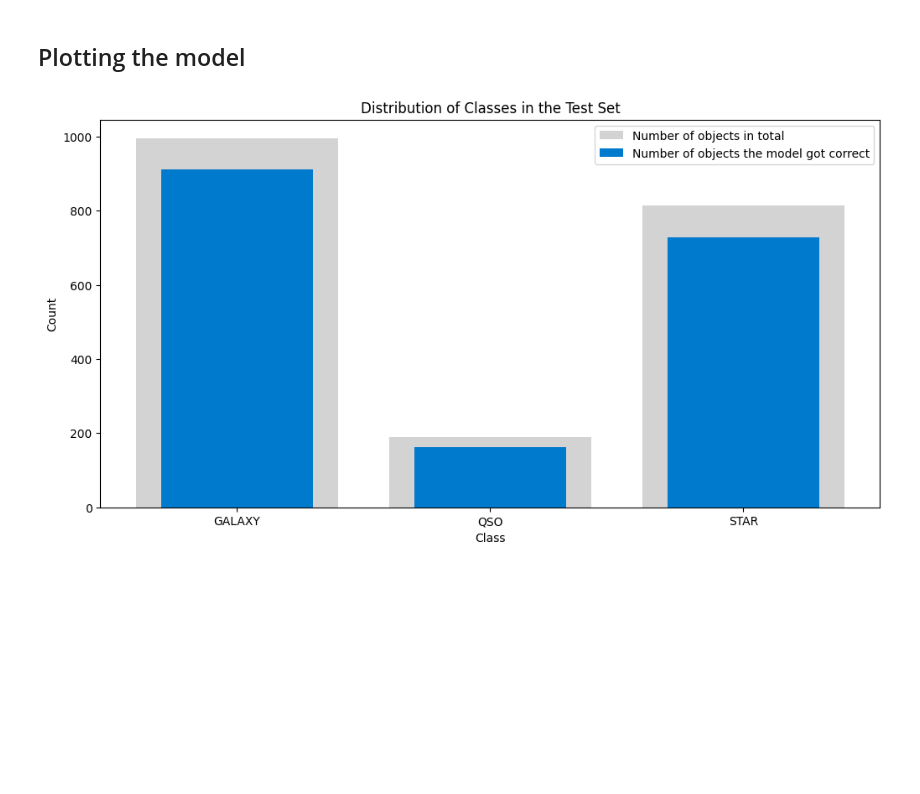
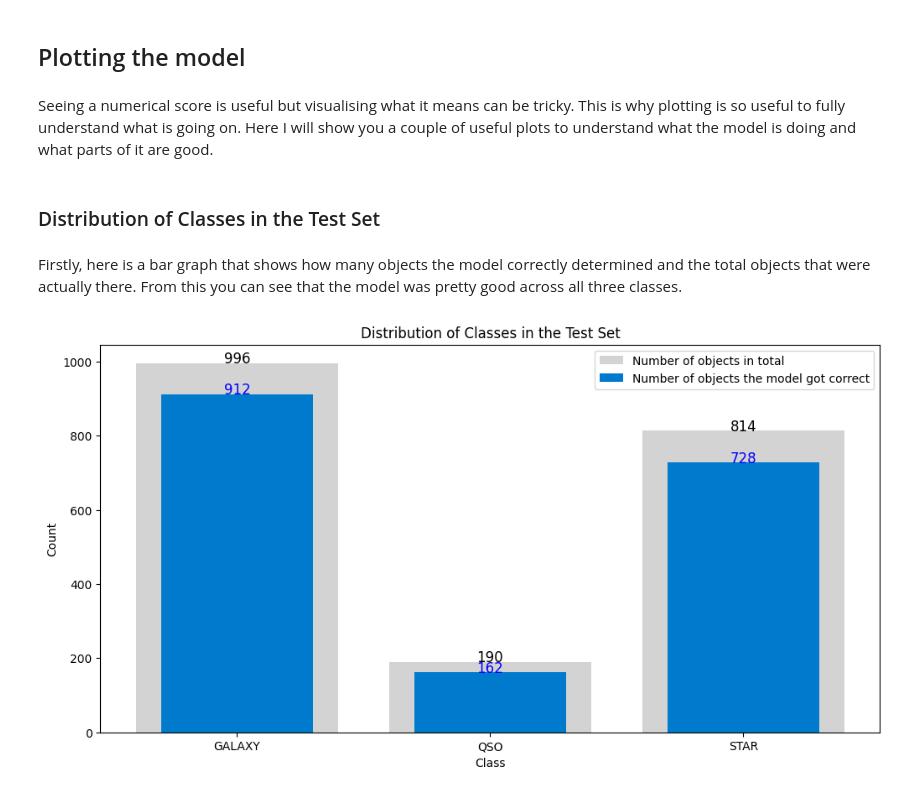
Before and after one commit to Ryan-Ursell/SDSS-DR14-Classification, a Jupyter notebook: py/Q1_folder/Q1.ipynb, the cells around one changed output. Saved outputs shown, nothing was run; the diff lists cells and outputs as text; code cells hidden in the pictures; blank space fills up the shorter version.

Commit message:
Finalised the code for the previous plot and added some explaination

```diff
--- a/py/Q1_folder/Q1.ipynb
+++ b/py/Q1_folder/Q1.ipynb
@@ -140,34 +140,51 @@ Classification Report:
 weighted avg     0.9009    0.9010    0.9010      2000
 # %% [markdown]
 ## Plotting the model
+# %% [markdown]
+Seeing a numerical score is useful but visualising what it means can be tricky. This is why plotting is so useful to fully understand what is going on. Here I will show you a couple of useful plots to understand what the model is doing and what parts of it are good.
+# %% [markdown]
+### Distribution of Classes in the Test Set
+# %% [markdown]
+Firstly, here is a bar graph that shows how many objects the model correctly determined and the total objects that were actually there. From this you can see that the model was pretty good across all three classes.
 # %%
 # Calculates the true number of objects in each class and sorts them by class
 true_counts = testing_classification.value_counts().sort_index()
 
 # Calculates the number of objects the model correctly identified for each class and sorts them by class
 correct_counts = testing_classification[testing_classification == classification_predict].value_counts().sort_index()
 
 # Combines true_counts and correct_counts into a single DataFrame for easier plotting
 plot_data = pd.DataFrame({'Actual': true_counts, 'Correctly Detected': correct_counts})
 
 # Sets the x positions for the bars, so that they are evenly spaced along the x axis
 x_positions = np.arange(len(plot_data))
 
 # Create the bar plot
 plt.figure(figsize=(12, 6)) # Set the figure size to be 12 inches by 6 inches (width by height), can be adjusted as needed
 plt.bar(x_positions, plot_data['Actual'], width=0.8, color='#d3d3d3', label='Number of objects in total') # Plot the actual counts as light gray bars
 plt.bar(x_positions, plot_data['Correctly Detected'], width=0.6, color='#007acc', label='Number of objects the model got correct') # Plot the correctly detected counts as blue bars
 
 # Add a title and labels
 plt.title('Distribution of Classes in the Test Set')
 plt.xlabel('Class')
 plt.ylabel('Count')
 
 # Sets x-axis tick labels to class names instead of numbers
 plt.xticks(x_positions, plot_data.index)
 
+# Add the maximum values at the top of the bars
+for class_type in x_positions:
+    actual_value = plot_data['Actual'].iloc[class_type]
+    detected_value = plot_data['Correctly Detected'].iloc[class_type]
+
+    # Add the value on top of the "Actual" bar
+    plt.text(class_type, actual_value + 0.5, actual_value, ha='center', fontsize=12, color='black')
+
+    # Add the value on top of the "Correctly Detected" bar
+    plt.text(class_type, detected_value + 0.5, detected_value, ha='center', fontsize=12, color='blue')
+
 # Add a legend and show the plot
 plt.legend(loc='upper right')
 plt.show()
 # %% [output]
-[figure, old version]
+[figure, new version]
```
